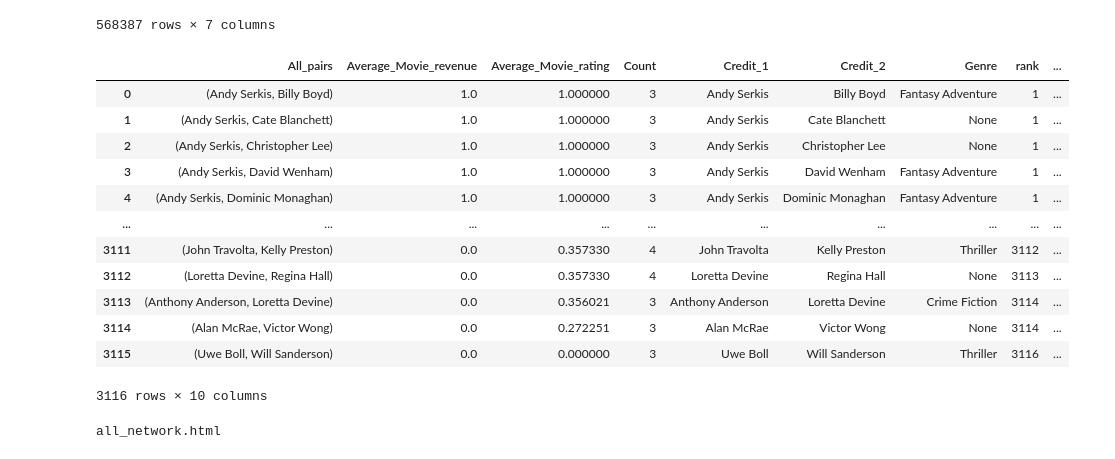
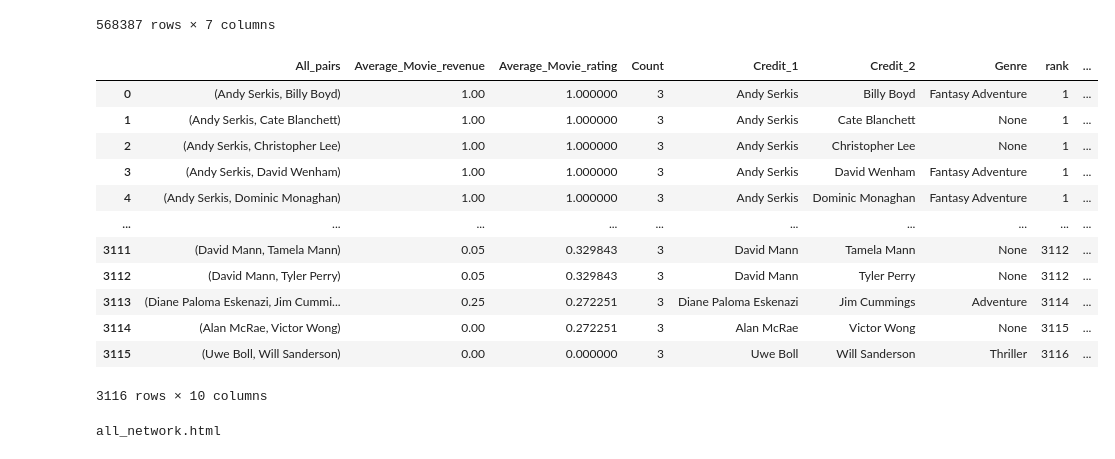
Before and after one commit to epfl-ada/ada-2023-project-patterndetectives, a Jupyter notebook: code/RQ9.ipynb, the cells around one changed output. Cells and saved outputs as stored; diff of their text form; code cells hidden in the pictures.

```diff
--- a/code/RQ9.ipynb
+++ b/code/RQ9.ipynb
@@ -364,22 +330,22 @@ def transform(x):
 # Apply the transformation
 rating_stand['Color'] = rating_stand['rank_ratio'].apply(transform)
 revenue_stand['Color'] = revenue_stand['rank_ratio'].apply(transform)
-# %%
-revenue_stand
-# %% [output]
-|  | All_pairs | Average_Movie_revenue | Average_Movie_rating | Count | Credit_1 | Credit_2 | Genre | rank | ... |
-| 0 | (Andy Serkis, Billy Boyd) | 1.0 | 1.000000 | 3 | Andy Serkis | Billy Boyd | Fantasy Adventure | 1 | ... |
-| 1 | (Andy Serkis, Cate Blanchett) | 1.0 | 1.000000 | 3 | Andy Serkis | Cate Blanchett | None | 1 | ... |
-| 2 | (Andy Serkis, Christopher Lee) | 1.0 | 1.000000 | 3 | Andy Serkis | Christopher Lee | None | 1 | ... |
-| 3 | (Andy Serkis, David Wenham) | 1.0 | 1.000000 | 3 | Andy Serkis | David Wenham | Fantasy Adventure | 1 | ... |
-| 4 | (Andy Serkis, Dominic Monaghan) | 1.0 | 1.000000 | 3 | Andy Serkis | Dominic Monaghan | Fantasy Adventure | 1 | ... |
-| ... | ... | ... | ... | ... | ... | ... | ... | ... | ... |
-| 3111 | (John Travolta, Kelly Preston) | 0.0 | 0.357330 | 4 | John Travolta | Kelly Preston | Thriller | 3112 | ... |
-| 3112 | (Loretta Devine, Regina Hall) | 0.0 | 0.357330 | 4 | Loretta Devine | Regina Hall | None | 3113 | ... |
-| 3113 | (Anthony Anderson, Loretta Devine) | 0.0 | 0.356021 | 3 | Anthony Anderson | Loretta Devine | Crime Fiction | 3114 | ... |
-| 3114 | (Alan McRae, Victor Wong) | 0.0 | 0.272251 | 3 | Alan McRae | Victor Wong | None | 3114 | ... |
-| 3115 | (Uwe Boll, Will Sanderson) | 0.0 | 0.000000 | 3 | Uwe Boll | Will Sanderson | Thriller | 3116 | ... |
-3116 rows × 10 columns
+# %%
+rating_stand
+# %% [output]
+|  | All_pairs | Average_Movie_revenue | Average_Movie_rating | Count | Credit_1 | Credit_2 | Genre | rank | ... |
+| 0 | (Andy Serkis, Billy Boyd) | 1.00 | 1.000000 | 3 | Andy Serkis | Billy Boyd | Fantasy Adventure | 1 | ... |
+| 1 | (Andy Serkis, Cate Blanchett) | 1.00 | 1.000000 | 3 | Andy Serkis | Cate Blanchett | None | 1 | ... |
+| 2 | (Andy Serkis, Christopher Lee) | 1.00 | 1.000000 | 3 | Andy Serkis | Christopher Lee | None | 1 | ... |
+| 3 | (Andy Serkis, David Wenham) | 1.00 | 1.000000 | 3 | Andy Serkis | David Wenham | Fantasy Adventure | 1 | ... |
+| 4 | (Andy Serkis, Dominic Monaghan) | 1.00 | 1.000000 | 3 | Andy Serkis | Dominic Monaghan | Fantasy Adventure | 1 | ... |
+| ... | ... | ... | ... | ... | ... | ... | ... | ... | ... |
+| 3111 | (David Mann, Tamela Mann) | 0.05 | 0.329843 | 3 | David Mann | Tamela Mann | None | 3112 | ... |
+| 3112 | (David Mann, Tyler Perry) | 0.05 | 0.329843 | 3 | David Mann | Tyler Perry | None | 3112 | ... |
+| 3113 | (Diane Paloma Eskenazi, Jim Cummi... | 0.25 | 0.272251 | 3 | Diane Paloma Eskenazi | Jim Cummings | Adventure | 3114 | ... |
+| 3114 | (Alan McRae, Victor Wong) | 0.00 | 0.272251 | 3 | Alan McRae | Victor Wong | None | 3115 | ... |
+| 3115 | (Uwe Boll, Will Sanderson) | 0.00 | 0.000000 | 3 | Uwe Boll | Will Sanderson | Thriller | 3116 | ... |
+3116 rows × 10 columns
 # %%
 def rgb_to_hex(rgb):
     return '#{:02x}{:02x}{:02x}'.format(int(rgb[0]*255), int(rgb[1]*255), int(rgb[2]*255))
```
Also changed, not shown: parts of 5 cells of this notebook.
